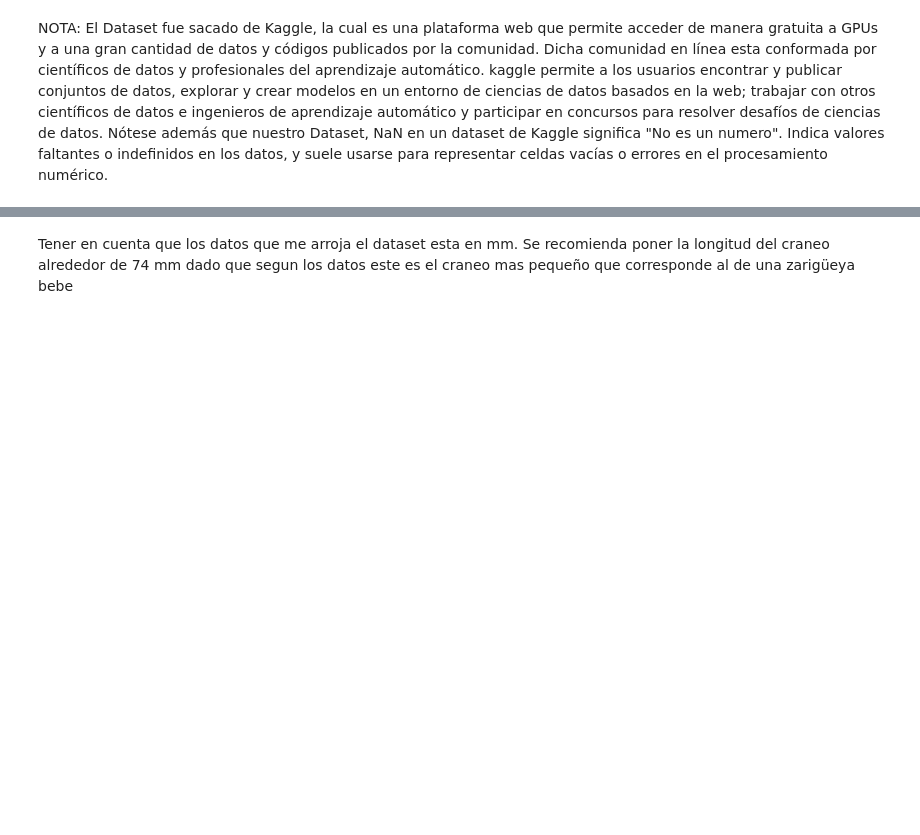
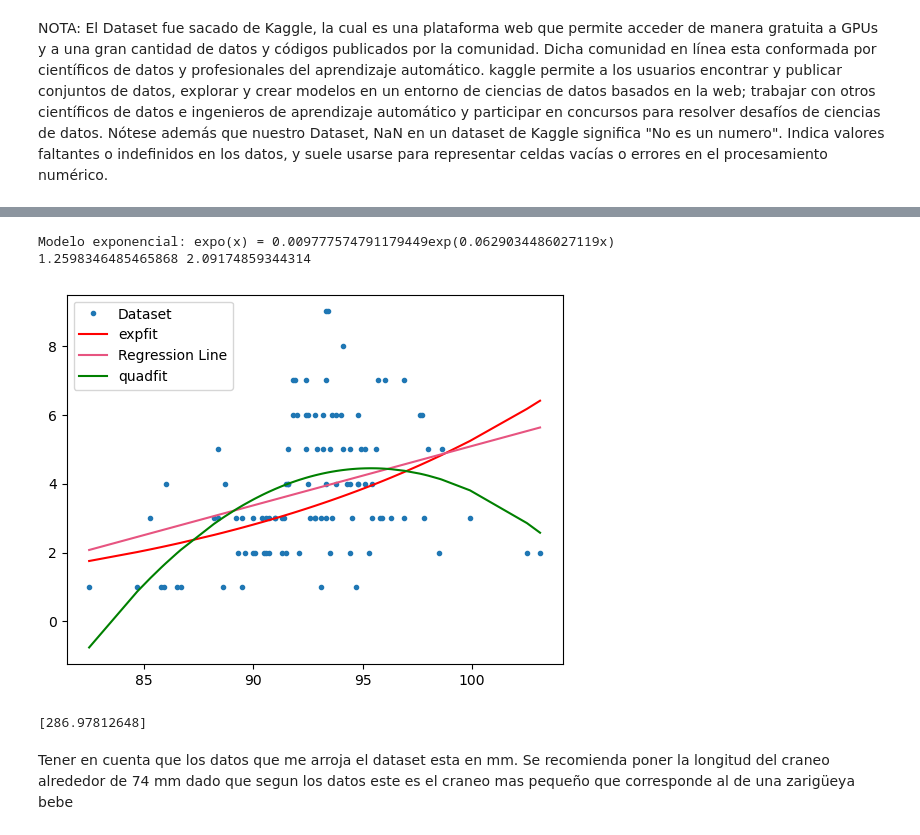
Before and after one commit to unalmedmathnum/Carvajal-Gallego-Quintero-TAREA2, a Jupyter notebook: Aplicación en el mundo real/zarigueya.ipynb, the cells around one changed output, grey strips where cells are left out. Drawn from its saved outputs; the diff is of its cells as text; code cells hidden in the pictures; blank space fills up the shorter version.

```diff
--- a/Aplicación en el mundo real/zarigueya.ipynb
+++ b/Aplicación en el mundo real/zarigueya.ipynb
@@ -70,0 +96,13 @@ plt.show()
+# %%
+
+A = np.stack([[1,t[0],t[0]**2] for t in x])
+b = y
+
+b0,b1,b2 = np.linalg.lstsq(A,b,-1)[0]
+
+error_cuadratico=np.linalg.lstsq(A,b,-1)[1]
+
+def quadfit(x):
+    return b0 + b1*x + b2*x**2
+
+print(f'Modelo cuadratico: quad(x) = {b0} + {b1}*x + {b2}*x**2')
@@ -71,2 +113,31 @@ plt.show()
+# %%
+#Exponencial
+
+
+A = np.stack([[1,x] for x in xx])
+b = [np.log(y) for y in yy]
+
+d0,d1 = np.linalg.lstsq(A,b,-1)[0]
+
+error_expo=np.linalg.lstsq(A,b,-1)[1]
+
+def expfit(x):
+    return np.exp(e0) * np.exp(e1 * x)
+print(f'Modelo exponencial: expo(x) = {np.exp(e0)}exp({e1}x)')
+print(quadfit(xx[2]),expfit(xx[2]))
+plt.plot(xx, yy, 'o', label='Dataset', markersize=3)
+plt.plot(xx, expfit(xx),'r', label='expfit' )
+plt.plot(x, y_prediccion, color='#e75480', label='Regression Line')
+plt.plot(xx,quadfit(xx),'g',label = 'quadfit' )
+
+plt.legend()
+
+plt.show()
+print(r)
+# %% [output]
+Modelo exponencial: expo(x) = 0.009777574791179449exp(0.0629034486027119x)
+1.2598346485465868 2.09174859344314
+[figure, added]
+[286.97812648]
 # %% [markdown]
 Tener en cuenta que los datos que me arroja el dataset esta en mm. Se recomienda poner la longitud del craneo alrededor de 74 mm dado que  segun los datos este es el craneo mas pequeño que corresponde al  de una zarigüeya bebe
```
Also changed, not shown: parts of 11 cells of this notebook.
